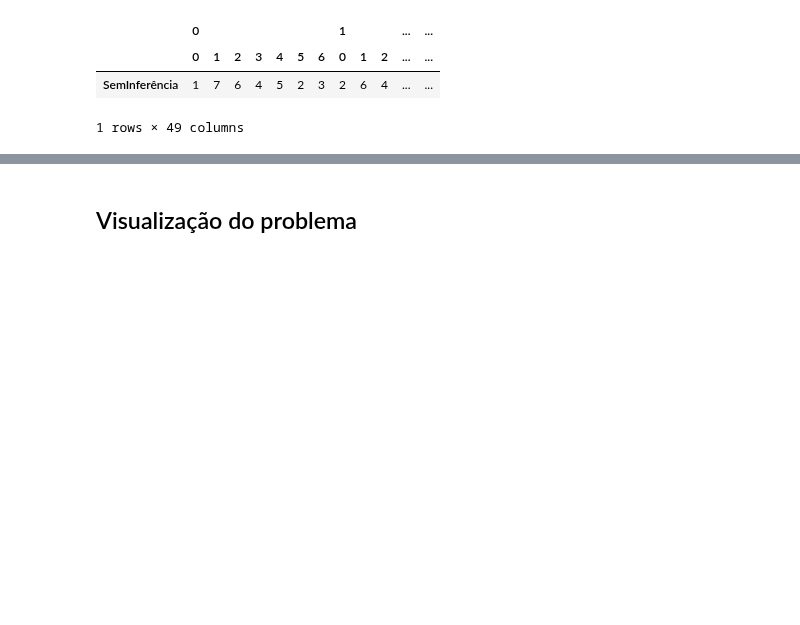
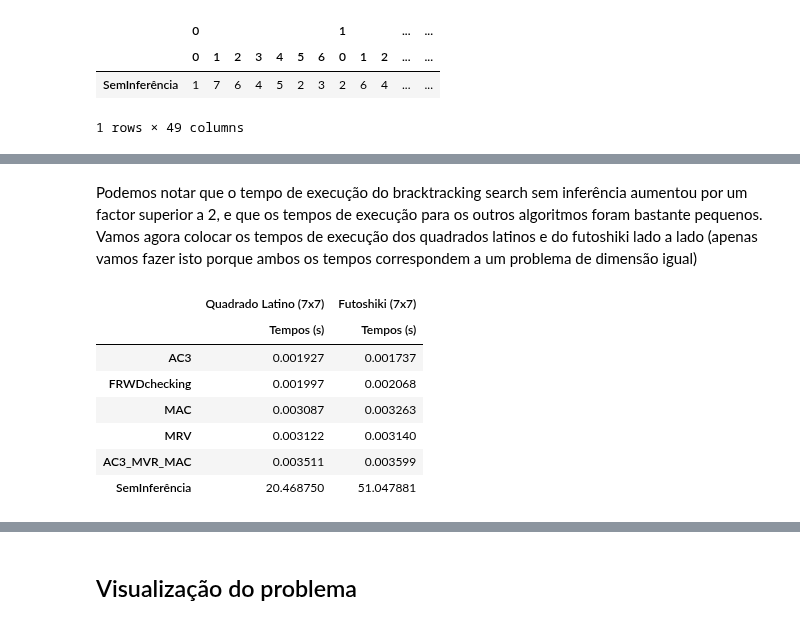
Before and after one commit to Singularitty/ProjetoSI, a Jupyter notebook: Projeto2/projeto2-SI/SI-proj2-42.ipynb, the cells around one changed output, grey strips where cells are left out. Cells and saved outputs as stored; diff of their text form; code cells hidden in the pictures; blank space fills up the shorter version.

```diff
--- a/Projeto2/projeto2-SI/SI-proj2-42.ipynb
+++ b/Projeto2/projeto2-SI/SI-proj2-42.ipynb
@@ -515,6 +524,16 @@ temposFutoshiki = {}
 # %%
 preenchidos7ext = {(3,2) : [2], (4,0) : [4]}
-desigualdades7ext = {((1,0),(2,0)):menor, ((2,0),(3,0)):menor, ((5,0),(6,0)): maior, ((2,1),(2,0)):menor, ((5,1),(5,0)):menor, ((0,1),(1,1)):maior, ((1,1),(2,1)):maior, ((2,1),(3,1)): menor, ((4,1),(5,1)):menor, ((2,2),(2,1)): menor, ((5,2),(5,1)): maior, ((1,3),(1,2)): menor, ((2,3),(2,2)): maior, ((0,3),(1,3)):maior, ((2,3),(3,3)):menor, ((4,3),(5,3)): menor, ((0,4),(0,3)):maior,((1,4),(1,3)):menor,((6,4),(6,3)):menor, ((3,4),(4,4)):menor,((4,4),(5,4)):menor,((3,6),(3,5)):maior, ((3,5),(3,4)):menor, ((0,6),(0,5)): maior, ((0,2),(1,2)): maior}
+
+desigualdades7ext = {((1,0),(2,0)):menor, ((2,0),(3,0)):menor, ((5,0),(6,0)):maior, \
+                     ((2,1),(2,0)):menor, ((5,1),(5,0)):menor, ((0,1),(1,1)):maior, \
+                     ((1,1),(2,1)):maior, ((2,1),(3,1)):menor, ((4,1),(5,1)):menor, \
+                     ((2,2),(2,1)):menor, ((5,2),(5,1)):maior, ((1,3),(1,2)):menor, \
+                     ((2,3),(2,2)):maior, ((0,3),(1,3)):maior, ((2,3),(3,3)):menor, \
+                     ((4,3),(5,3)):menor, ((0,4),(0,3)):maior, ((1,4),(1,3)):menor, \
+                     ((6,4),(6,3)):menor, ((3,4),(4,4)):menor, ((4,4),(5,4)):menor, \
+                     ((3,6),(3,5)):maior, ((3,5),(3,4)):menor, ((0,6),(0,5)):maior, \
+                     ((0,2),(1,2)):maior}
+
 futoshiki7ext = quadrado_latino(7, preenchidos7ext, desigualdades7ext)
 # %% [markdown]
 - Backtracking sem inferência
@@ -623,0 +638,4 @@ pd.DataFrame(solucoesFutoshiki).T.drop_duplicates()
+# %%
+temposSortedFuto = dict(sorted(temposFutoshiki.items(), key=lambda x:x[1]))
+data_futo = pd.DataFrame(temposSortedFuto, index=['Tempos (s)']).T
+data_futo
@@ -623,0 +650,15 @@ pd.DataFrame(solucoesFutoshiki).T.drop_duplicates()
+# %% [markdown]
+Podemos notar que o tempo de execução do bracktracking search sem inferência aumentou por um factor superior a 2, e que os tempos de execução para os outros algoritmos foram bastante pequenos.
+Vamos agora colocar os tempos de execução dos quadrados latinos e do futoshiki lado a lado (apenas vamos fazer isto porque ambos os tempos correspondem a um problema de dimensão igual)
+# %%
+frames = [data_latino, data_futo]
+pd.concat(frames, keys=["Quadrado Latino (7x7)", "Futoshiki (7x7)"], axis=1)
+# %% [output]
+|  | Quadrado Latino (7x7) | Futoshiki (7x7) |
+|  | Tempos (s) | Tempos (s) |
+| AC3 | 0.001927 | 0.001737 |
+| FRWDchecking | 0.001997 | 0.002068 |
+| MAC | 0.003087 | 0.003263 |
+| MRV | 0.003122 | 0.003140 |
+| AC3_MVR_MAC | 0.003511 | 0.003599 |
+| SemInferência | 20.468750 | 51.047881 |
```
Also changed, not shown: parts of 62 cells of this notebook.
